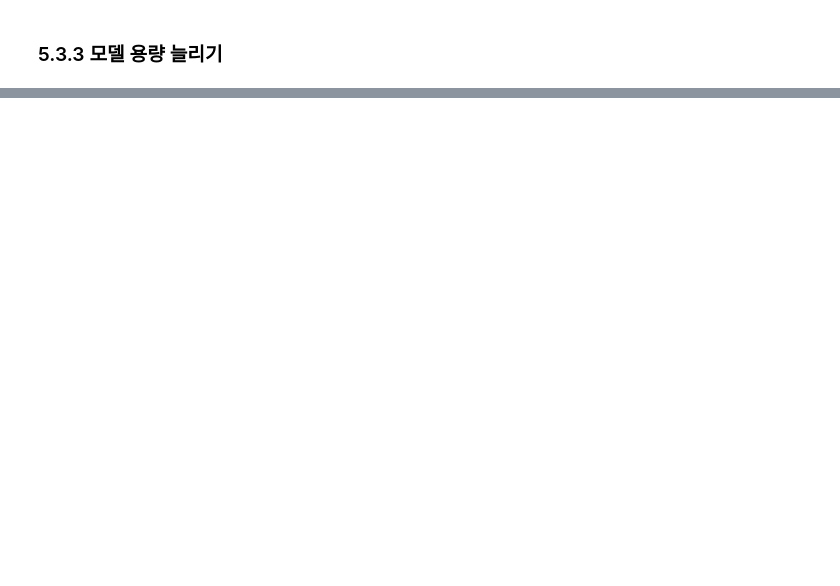
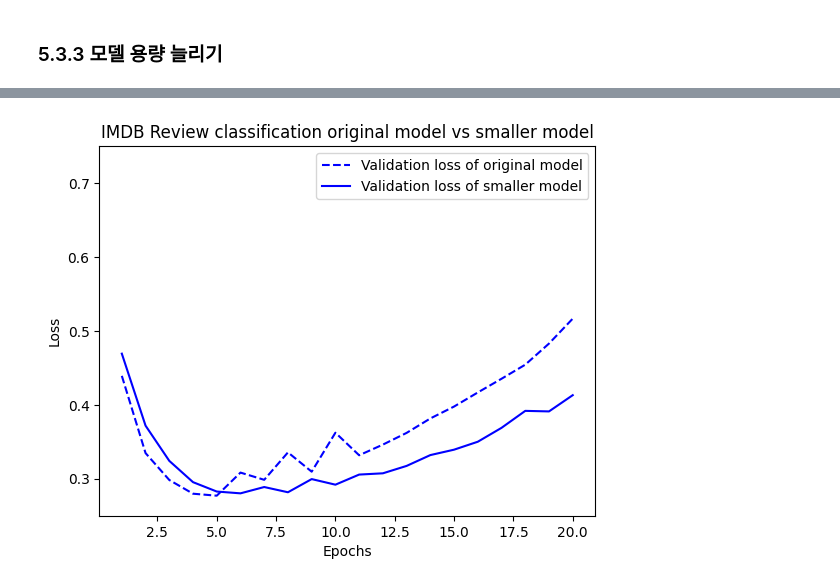
Before and after one commit to Parkseojin2001/Deep-learning_with_Python, a Jupyter notebook: chapter05_fundamentals_of_ml.ipynb, the cells around one changed output, grey strips where cells are left out. Saved outputs shown, nothing was run; the diff lists cells and outputs as text; code cells hidden in the pictures; blank space fills up the shorter version.

```diff
--- a/chapter05_fundamentals_of_ml.ipynb
+++ b/chapter05_fundamentals_of_ml.ipynb
@@ -226,0 +228,3 @@ plt.show()
+# %%
+# 가장 자주 나타나는 단어 개수 = 10000
+(train_data, train_labels), _ = imdb.load_data(num_words=10000)
@@ -226,0 +238,13 @@ plt.show()
+# %%
+# 원본 모델
+
+model = keras.Sequential([
+    layers.Dense(16, activation="relu"),
+    layers.Dense(16, activation="relu"),
+    layers.Dense(1, activation="sigmoid")
+])
+model.compile(optimizer="rmsprop",
+              loss="binary_crossentropy",
+              metrics=["accuracy"])
+history_original = model.fit(train_data, train_labels,
+                             epochs=20, batch_size=512, validation_split=0.4)
@@ -226,0 +269,14 @@ plt.show()
+# %%
+# 작은 용량의 모델
+
+model = keras.Sequential([
+    layers.Dense(4, activation="relu"),
+    layers.Dense(4, activation="relu"),
+    layers.Dense(1, activation="sigmoid")
+])
+model.compile(optimizer="rmsprop",
+              loss="binary_crossentropy",
+              metrics=["accuracy"])
+history_smaller_model = model.fit(
+    train_data, train_labels,
+    epochs=20, batch_size=512, validation_split=0.4)
@@ -226,0 +301,16 @@ plt.show()
+# %%
+val_original = history_original.history["val_loss"]
+val_smaller = history_smaller_model.history["val_loss"]
+epochs = range(1, 21)
+plt.plot(epochs, val_original, "b--",
+         label="Validation loss of original model")
+plt.plot(epochs, val_smaller, "b-",
+         label="Validation loss of smaller model")
+plt.title("IMDB Review classification original model vs smaller model")
+plt.xlabel("Epochs")
+plt.ylabel("Loss")
+plt.ylim([0.25, 0.75])
+plt.legend()
+plt.show()
+# %% [output]
+[figure, added]
```
Also changed, not shown: parts of 21 cells of this notebook.
